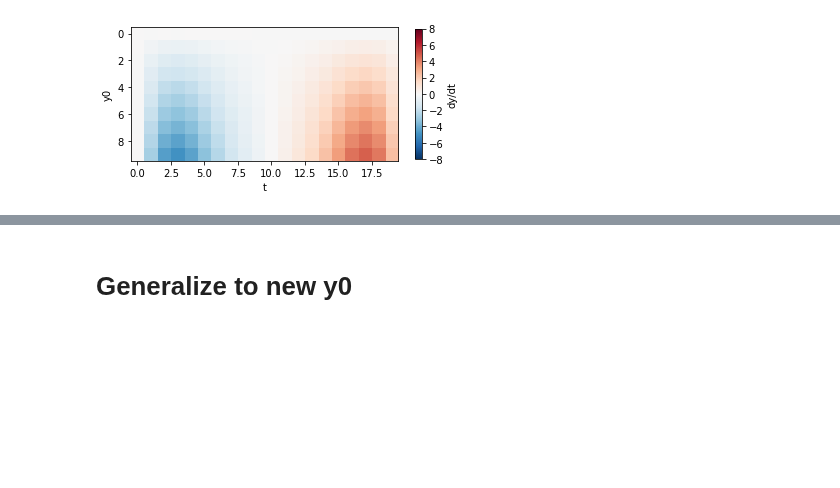
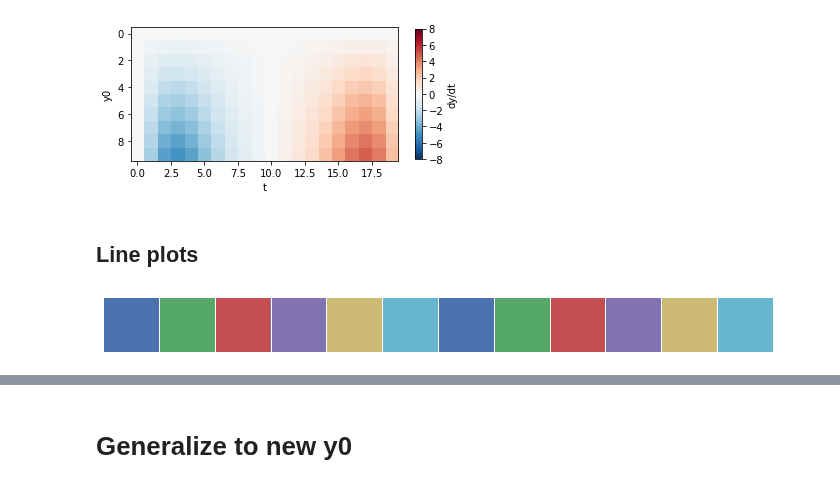
Before and after one commit to JiaweiZhuang/AM205_final, a Jupyter notebook: prototype/JWZ/Flexible_initial_cond.ipynb, the cells around one changed output, grey strips where cells are left out. Saved outputs shown, nothing was run; the diff lists cells and outputs as text; code cells hidden in the pictures; blank space fills up the shorter version.

```diff
--- a/prototype/JWZ/Flexible_initial_cond.ipynb
+++ b/prototype/JWZ/Flexible_initial_cond.ipynb
@@ -308,3 +308,5 @@ plt.colorbar(shrink=0.6).set_label('dy/dt')
 plt.xlabel('t');plt.ylabel('y0');
 # %% [output]
 [figure]
+# %% [markdown]
+## Line plots
@@ -310,0 +315,5 @@ plt.xlabel('t');plt.ylabel('y0');
+# %%
+palette = sns.palettes.color_palette()*2
+sns.palplot(palette)
+# %% [output]
+[figure, added]
```
Also changed, not shown: parts of 14 cells of this notebook.
